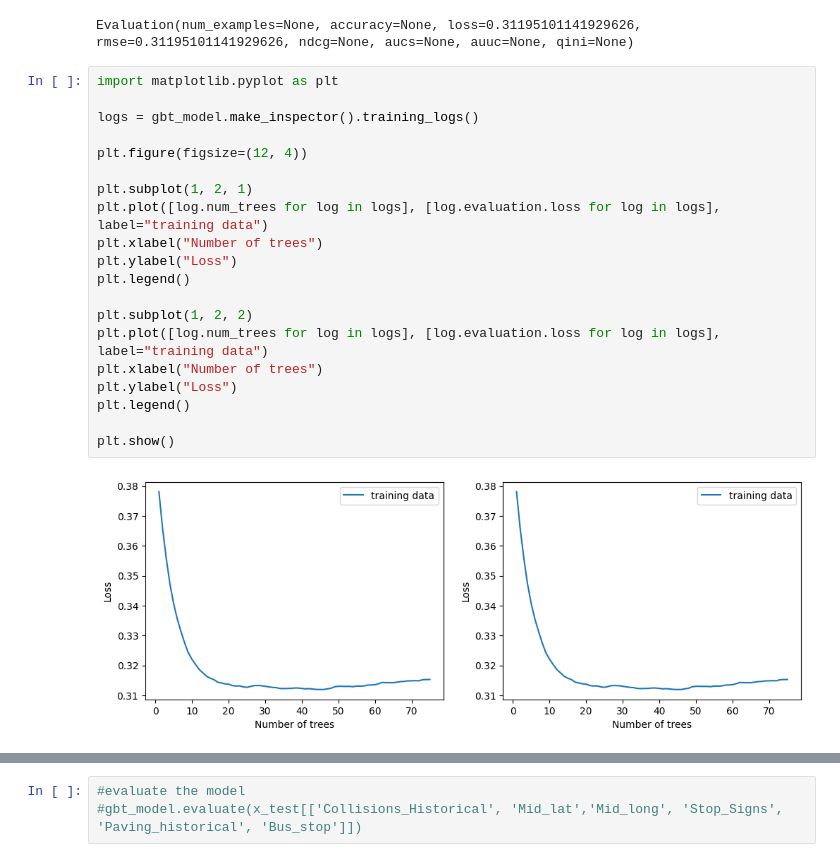
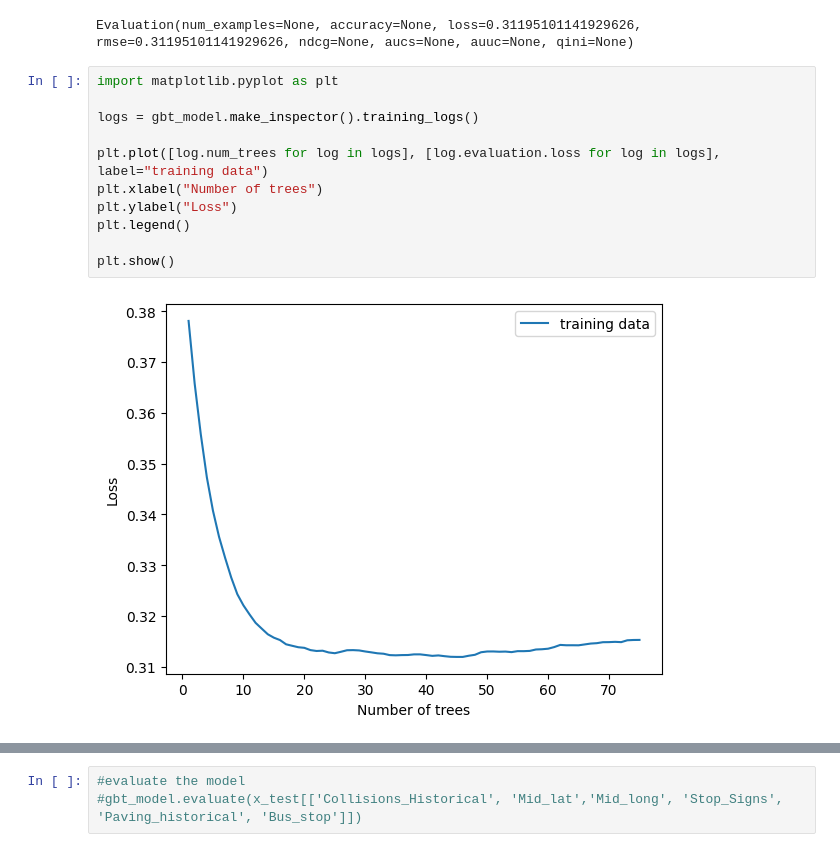
Before and after one commit to arisanguyen/210_Capstone_Aditya_Arisa_Noriel, a Jupyter notebook: abajaj_modeling-noriel edit.ipynb, the cells around one changed output, grey strips where cells are left out. Drawn from its saved outputs; the diff is of its cells as text.

```diff
--- a/abajaj_modeling-noriel edit.ipynb
+++ b/abajaj_modeling-noriel edit.ipynb
@@ -467,22 +408,13 @@ Evaluation(num_examples=None, accuracy=None, loss=0.31195101141929626, rmse=0.31
 # %%
 import matplotlib.pyplot as plt
 
 logs = gbt_model.make_inspector().training_logs()
 
-plt.figure(figsize=(12, 4))
-
-plt.subplot(1, 2, 1)
-plt.plot([log.num_trees for log in logs], [log.evaluation.loss for log in logs], label="training data")
-plt.xlabel("Number of trees")
-plt.ylabel("Loss")
-plt.legend()
-
-plt.subplot(1, 2, 2)
 plt.plot([log.num_trees for log in logs], [log.evaluation.loss for log in logs], label="training data")
 plt.xlabel("Number of trees")
 plt.ylabel("Loss")
 plt.legend()
 
 plt.show()
 # %% [output]
-[figure, old version]
+[figure, new version]
```
Also changed, not shown: parts of 11 cells of this notebook.
